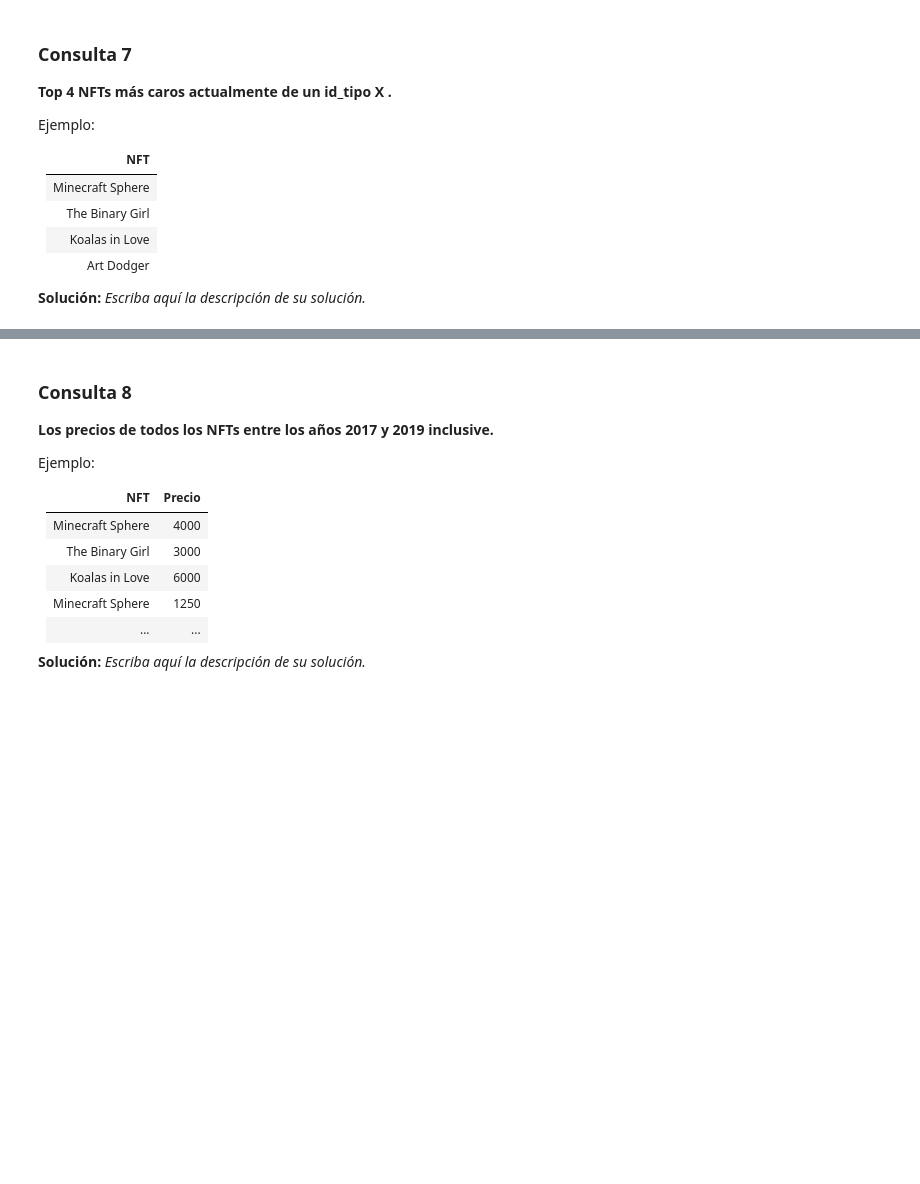
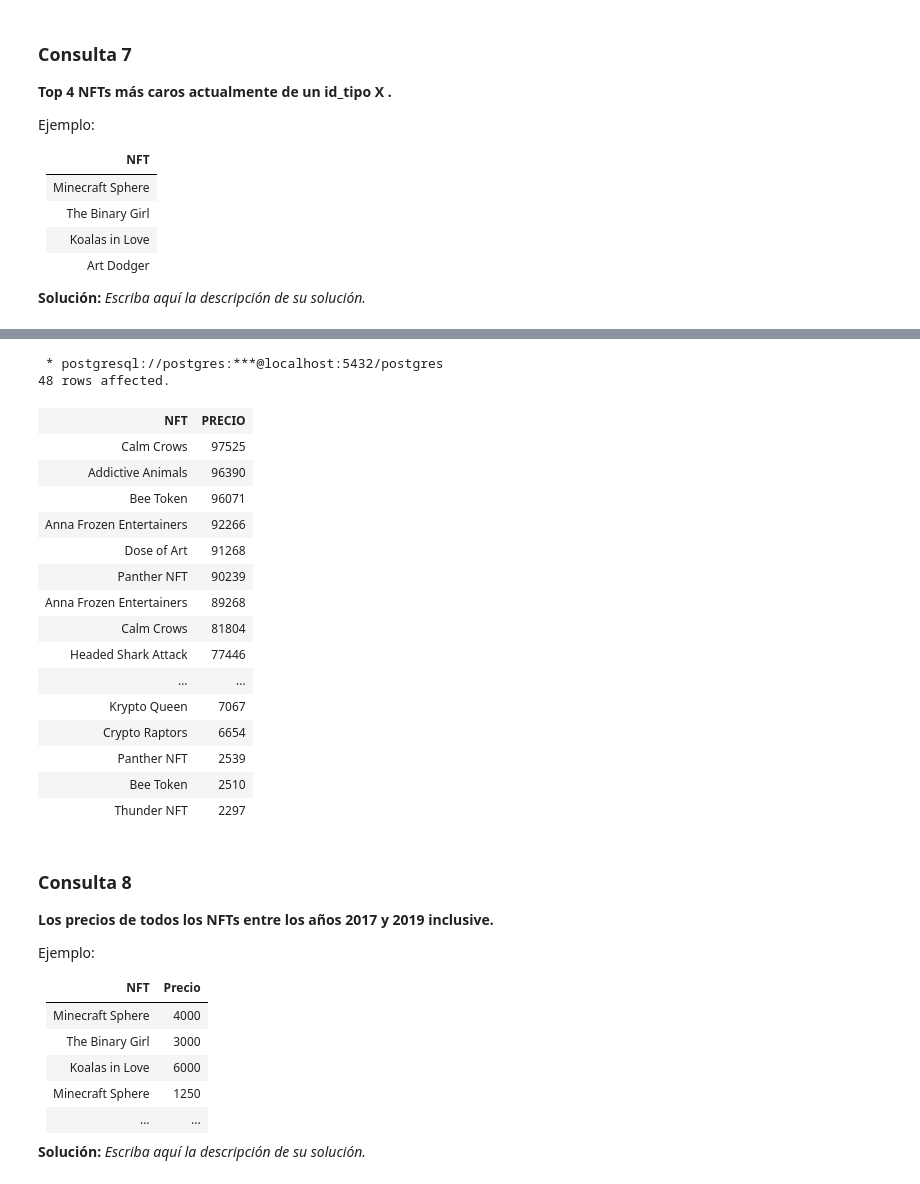
Before and after one commit to SupremacyDuck/Tarea-1-Grupo19, a Jupyter notebook: Tarea1 Grupo19.ipynb, the cells around one changed output, grey strips where cells are left out. Saved outputs shown, nothing was run; the diff lists cells and outputs as text; code cells hidden in the pictures; blank space fills up the shorter version.

```diff
--- a/Tarea1 Grupo19.ipynb
+++ b/Tarea1 Grupo19.ipynb
@@ -492,3 +482,31 @@ Ejemplo:
+# %%
+%%sql
+SELECT nft.nombre AS "NFT", precio AS "PRECIO"
+FROM nft
+JOIN precio_nft
+USING (id_nft)
+WHERE nft.id_tipo = 5 --Tipo
+    ORDER BY precio DESC
+;
+# %% [output]
+ * postgresql://postgres:***@localhost:5432/postgres
+48 rows affected.
+| NFT | PRECIO |
+| Calm Crows | 97525 |
+| Addictive Animals | 96390 |
+| Bee Token | 96071 |
+| Anna Frozen Entertainers | 92266 |
+| Dose of Art | 91268 |
+| Panther NFT | 90239 |
+| Anna Frozen Entertainers | 89268 |
+| Calm Crows | 81804 |
+| Headed Shark Attack | 77446 |
+| ... | ... |
+| Krypto Queen | 7067 |
+| Crypto Raptors | 6654 |
+| Panther NFT | 2539 |
+| Bee Token | 2510 |
+| Thunder NFT | 2297 |
 # %% [markdown]
 ### Consulta 8
 **Los precios de todos los NFTs entre los años 2017 y 2019 inclusive.**
```
Also changed, not shown: parts of 1 cell of this notebook.
